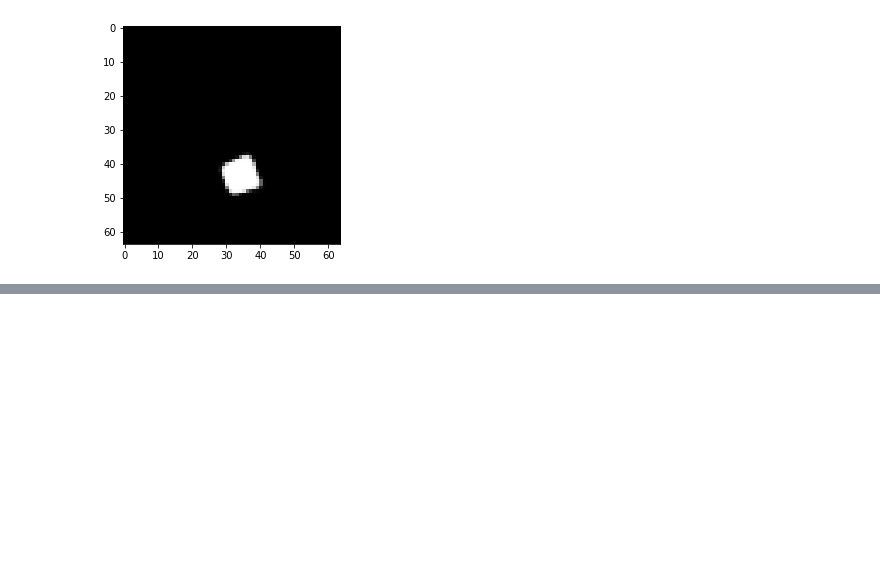
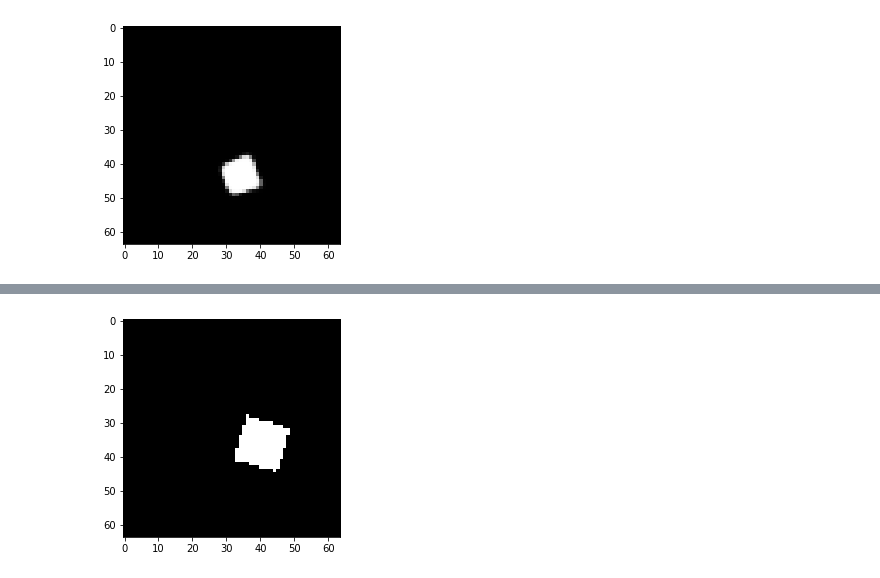
Before and after one commit to hzzhyj/atml, a Jupyter notebook: experiments/BetaVAE.ipynb, the cells around one changed output, grey strips where cells are left out. Saved outputs shown, nothing was run; the diff lists cells and outputs as text; code cells hidden in the pictures; blank space fills up the shorter version.

```diff
--- a/experiments/BetaVAE.ipynb
+++ b/experiments/BetaVAE.ipynb
@@ -33,7 +33,7 @@ dataset = torch.from_numpy(dataset)
 # %%
-n_imgs = 50000
-indices = torch.randperm(dataset.size(0))[:n_imgs]
-dataset = dataset[indices]
+#n_imgs = 50000
+#indices = torch.randperm(dataset.size(0))[:n_imgs]
+#dataset = dataset[indices]
 # %%
 data_train, data_test = train_test_random_split(dataset, 0.8)
 # %%
@@ -174,0 +197,8 @@ plt.show()
+# %%
+index = 90900
+original = dataset[index].float().to(device)
+# %%
+plt.imshow(torch.sigmoid(original.cpu().detach()).view(64,64), cmap='Greys_r')
+plt.show()
+# %% [output]
+[figure, added]
```
Also changed, not shown: parts of 5 cells of this notebook, 2 other files.
